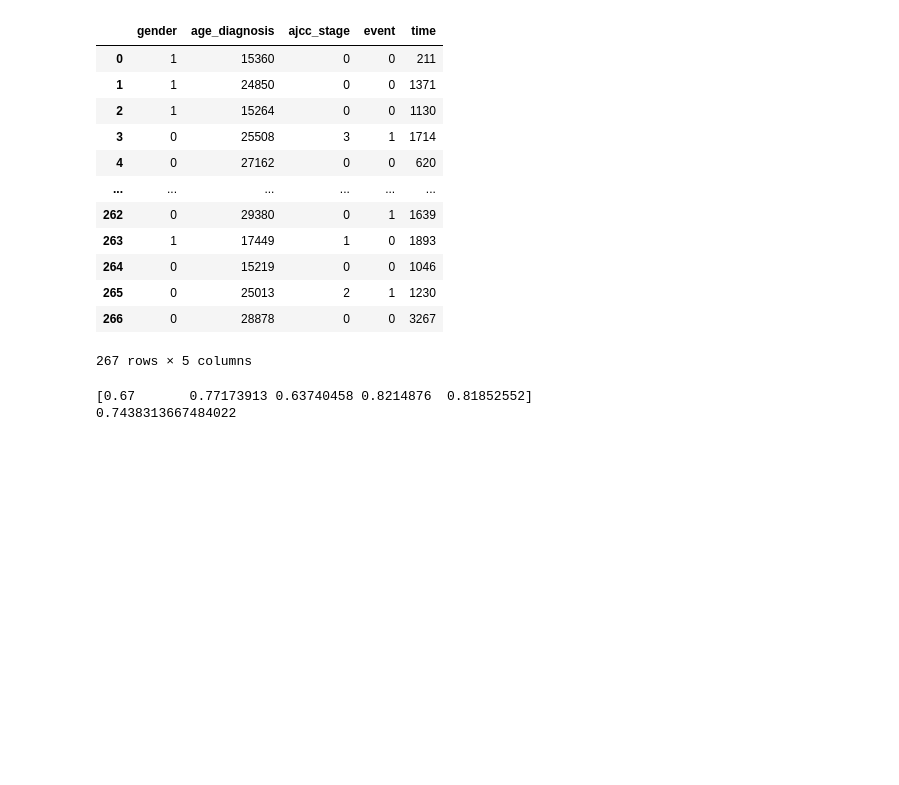
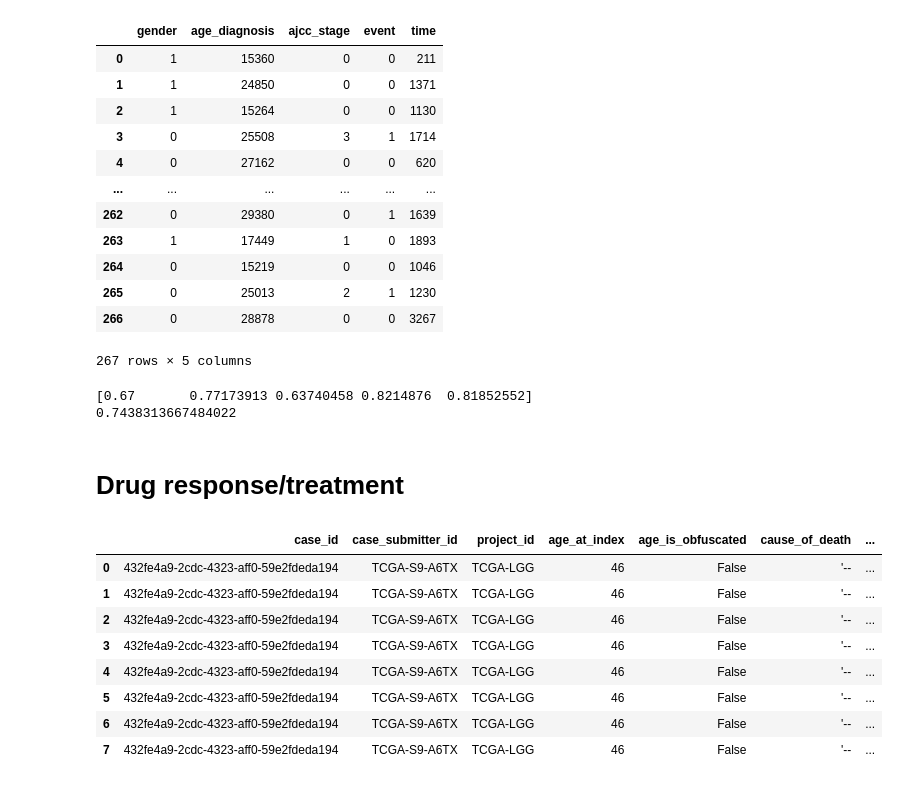
Before and after one commit to quanghieu31/multimodal-ccRCC, a Jupyter notebook: examples/clinical.ipynb, the cells around one changed output. Cells and saved outputs as stored; diff of their text form; code cells hidden in the pictures; blank space fills up the shorter version.

```diff
--- a/examples/clinical.ipynb
+++ b/examples/clinical.ipynb
@@ -159,3 +159,5 @@ print(np.mean(c_index_results))
 # %% [output]
 [0.67       0.77173913 0.63740458 0.8214876  0.81852552]
 0.7438313667484022
+# %% [markdown]
+# Drug response/treatment
@@ -161,0 +168,15 @@ print(np.mean(c_index_results))
+# %%
+import pandas as pd
+
+pd.set_option('display.max_columns', None)
+df
+# %% [output]
+|  | case_id | case_submitter_id | project_id | age_at_index | age_is_obfuscated | cause_of_death | ... |
+| 0 | 432fe4a9-2cdc-4323-aff0-59e2fdeda194 | TCGA-S9-A6TX | TCGA-LGG | 46 | False | '-- | ... |
+| 1 | 432fe4a9-2cdc-4323-aff0-59e2fdeda194 | TCGA-S9-A6TX | TCGA-LGG | 46 | False | '-- | ... |
+| 2 | 432fe4a9-2cdc-4323-aff0-59e2fdeda194 | TCGA-S9-A6TX | TCGA-LGG | 46 | False | '-- | ... |
+| 3 | 432fe4a9-2cdc-4323-aff0-59e2fdeda194 | TCGA-S9-A6TX | TCGA-LGG | 46 | False | '-- | ... |
+| 4 | 432fe4a9-2cdc-4323-aff0-59e2fdeda194 | TCGA-S9-A6TX | TCGA-LGG | 46 | False | '-- | ... |
+| 5 | 432fe4a9-2cdc-4323-aff0-59e2fdeda194 | TCGA-S9-A6TX | TCGA-LGG | 46 | False | '-- | ... |
+| 6 | 432fe4a9-2cdc-4323-aff0-59e2fdeda194 | TCGA-S9-A6TX | TCGA-LGG | 46 | False | '-- | ... |
+| 7 | 432fe4a9-2cdc-4323-aff0-59e2fdeda194 | TCGA-S9-A6TX | TCGA-LGG | 46 | False | '-- | ... |
```
Also changed, not shown: parts of 3 cells of this notebook, 3 other files.
